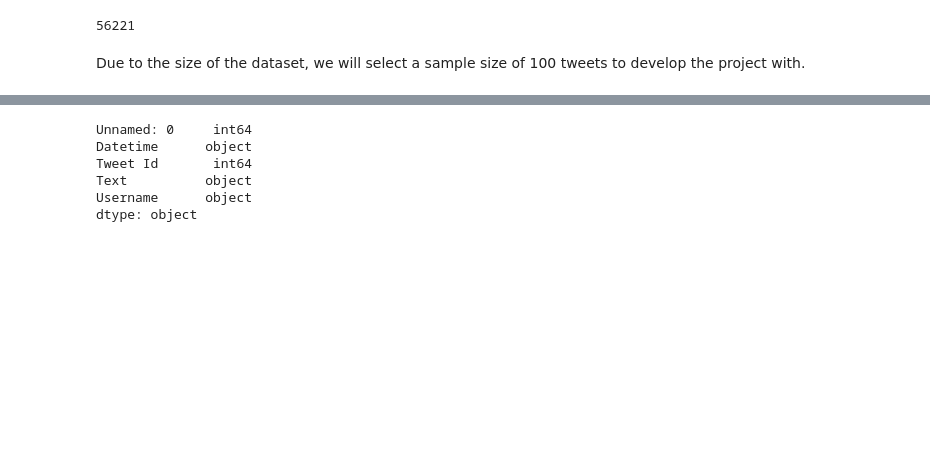
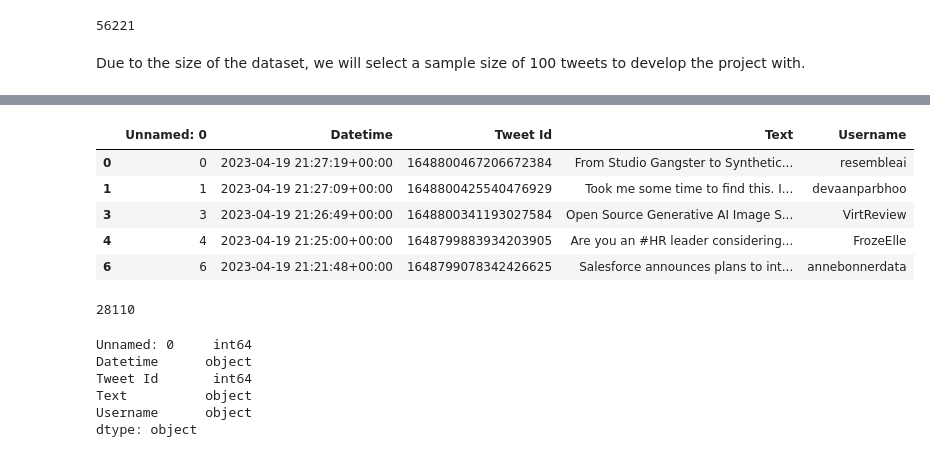
Before and after one commit to rebrinehart/gen-ai-tweets, a Jupyter notebook: gen-ai-tweet-analysis.ipynb, the cells around one changed output, grey strips where cells are left out. Drawn from its saved outputs; the diff is of its cells as text; code cells hidden in the pictures; blank space fills up the shorter version.

```diff
--- a/gen-ai-tweet-analysis.ipynb
+++ b/gen-ai-tweet-analysis.ipynb
@@ -46,6 +46,23 @@ df.head()
 | 828 | 828 | 2023-04-19 02:19:15+00:00 | 1648511548040822784 | Uncleared music samples sourced f... | aiwizard_ai |
 | 971 | 971 | 2023-04-18 20:52:44+00:00 | 1648429377531830272 | @josephsirosh, wanted to extend a... | RobLoCascio |
 | 1414 | 1414 | 2023-04-18 12:26:43+00:00 | 1648302034418802688 | Ada releases new automated genera... | cuwyl |
+# %%
+half = full_df.sample(n = round(len(full_df)/2), random_state = 42)
+
+df = pd.DataFrame(half)
+df.sort_values(by = 'Datetime', ascending = False, inplace = True)
+df.head()
+# %% [output]
+|  | Unnamed: 0 | Datetime | Tweet Id | Text | Username |
+| 0 | 0 | 2023-04-19 21:27:19+00:00 | 1648800467206672384 | From Studio Gangster to Synthetic... | resembleai |
+| 1 | 1 | 2023-04-19 21:27:09+00:00 | 1648800425540476929 | Took me some time to find this. I... | devaanparbhoo |
+| 3 | 3 | 2023-04-19 21:26:49+00:00 | 1648800341193027584 | Open Source Generative AI Image S... | VirtReview |
+| 4 | 4 | 2023-04-19 21:25:00+00:00 | 1648799883934203905 | Are you an #HR leader considering... | FrozeElle |
+| 6 | 6 | 2023-04-19 21:21:48+00:00 | 1648799078342426625 | Salesforce announces plans to int... | annebonnerdata |
+# %%
+len(df)
+# %% [output]
+28110
 # %%
 df.dtypes
 # %% [output]
```
Also changed, not shown: parts of 5 cells of this notebook.
